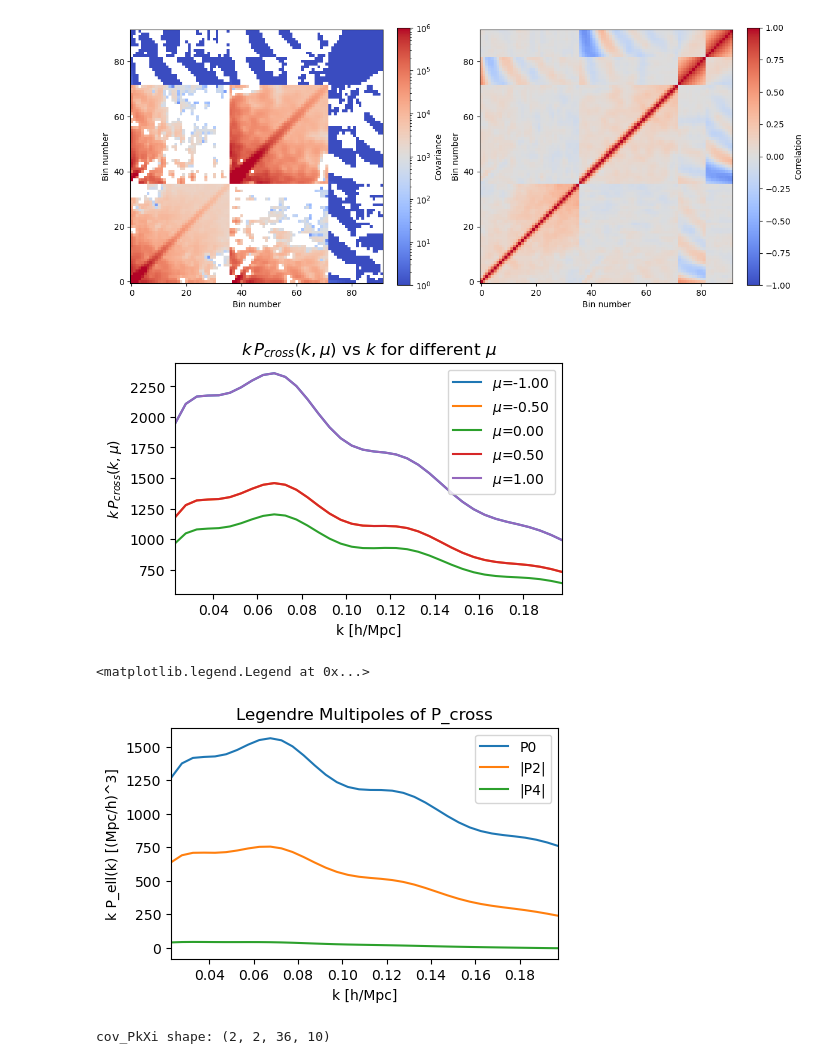
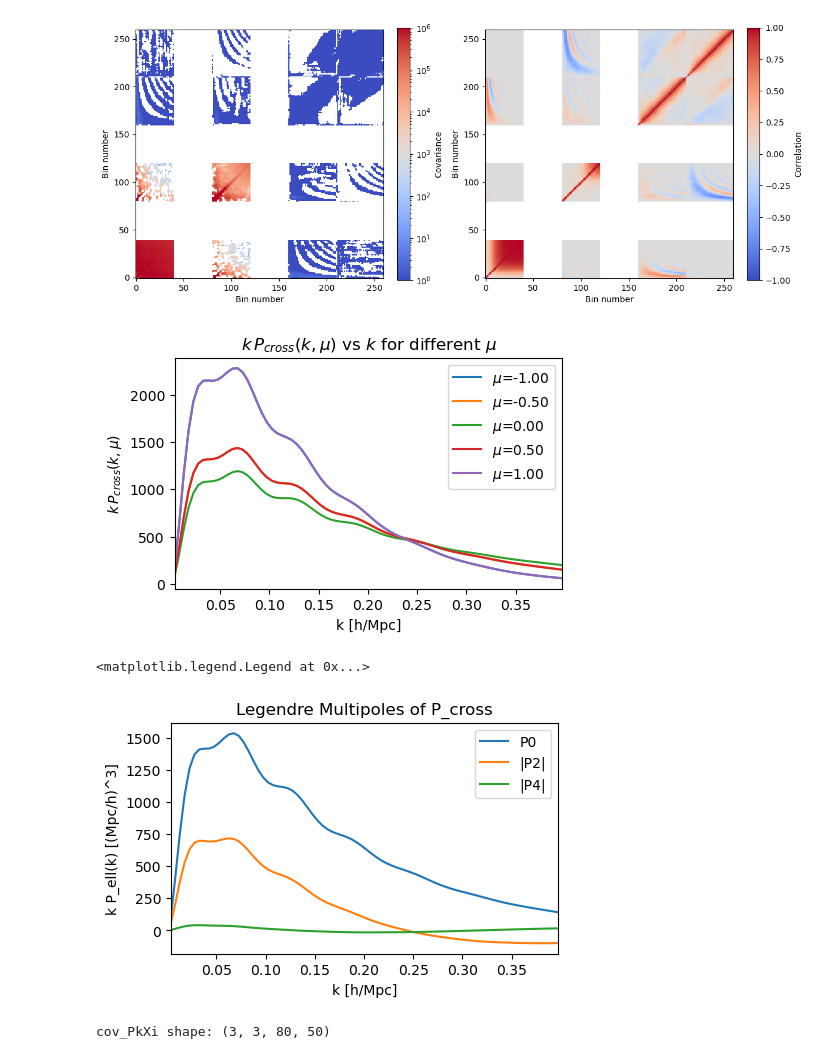
Before and after one commit to abaleato/PrePostCov, a Jupyter notebook: preprost_covariance.ipynb, the cells around one changed output. Saved outputs shown, nothing was run; the diff lists cells and outputs as text; code cells hidden in the pictures.

Commit message:
include window rotation in demo

```diff
--- a/preprost_covariance.ipynb
+++ b/preprost_covariance.ipynb
@@ -13,45 +13,55 @@ from covariances_pk_xi import PkXiCovariance
 %autoreload 2
 # %%
 # Path to the data.
-db  = '/Users/antonbaleatolizancos/Projects/pre_post_covariance/data/'
+db  = '/pscratch/sd/m/mmaus/C3PO/data/spec_z_dat/pkxi_DR1_uncorrected/'
 # Since it's helpful to have the k values, load
 # them from the P(k) file.
-fn  = 'Pk_LRG2_desifid.txt'
+fn  = 'pkxi_dat/Pk_LRG2_ell02.txt'
 pkd = np.loadtxt(db+fn)
-xid = np.loadtxt(db+'Xi_post_LRG2_desifid.txt')
+xid = np.loadtxt(db+'pkxi_dat/Xipost_LRG2_ell02.txt')
 
 konh = pkd[:,0]
+
+# Whether or not we're going to rotate the window in order to
+# mitigate sensitivity to high k after applying theta cut
+rotate_window = True
+if rotate_window:
+    fn  = 'pkxi_cov/PkXi_joint_LRG2_ell02_cov_rotated_hack.txt' # Cutsky rotated
+else:
+    fn  = 'pkxi_cov/PkXi_joint_LRG2_ell02_cov.txt' # Cutsky
+
 # Load the covariance matrix.
-fn  = 'cov_rsd_BAO_LRG2_desifid.txt'
 cov = np.loadtxt(db+fn)
+
+
 # and compute the correlation matrix.
 std  = np.sqrt(np.diag(cov))
 corr = (cov/np.outer(std,std)).clip(-1,1)
 Nd   = corr.shape[0]
 # Work out the boundaries of the sub-blocks.
 Np0  = pkd.shape[0]       # Number of P_0 k bins = last index.
 Np2  = pkd.shape[0] + Np0 # Last index of P_2 k bins.
 Nx0  = xid.shape[0] + Np2           # Last index of xi_0 r bins
 Nx2  = xid.shape[0] + Nx0           # Last index of xi_2 r bins
 
 # Get an overview.
 fig,ax = plt.subplots(1,2,figsize=(12,12))
 #
 im1 = ax[0].imshow(cov ,cmap='coolwarm',origin='lower',
                    interpolation='nearest',vmin=1,vmax=1e6,norm='log')
 fig.colorbar(im1,label='Covariance',ax=ax[0],fraction=0.046)
 #
 im2 = ax[1].imshow(corr,cmap='coolwarm',origin='lower',
                    interpolation='nearest',vmin=-1, vmax=1)
 fig.colorbar(im2,label='Correlation',ax=ax[1],fraction=0.046)
 #
 for i in range(ax.size):
     ax[i].set_xlabel('Bin number')
     ax[i].set_ylabel('Bin number')
 #
 fig.tight_layout()
 # %% [output]
-[figure, old version]
+[figure, new version]
 # %%
 # We are going to need the linear matter power spectrum.
 # We will use CLASS to compute it.
@@ -140,13 +150,13 @@ plt.title('Legendre Multipoles of P_cross')
 plt.xlim([konh[0],konh[-1]])
 plt.legend()
 # %% [output]
-[figure, old version]
+[figure, new version]
 <matplotlib.legend.Legend at 0x...>
-[figure, old version]
+[figure, new version]
 # %%
 # Use the Pk–Xi covariance class to compute the disconnected block
-V = 8e9  # (Mpc/h)^3
-poles = [0, 2]
+V = 2.87e9  # (Mpc/h)^3
+poles = [0, 2, 4]
 
 # Initialize the covariance builder
 cov_builder = PkXiCovariance(k=konh, r=xid[:,0], V=V, poles_Pk=poles, poles_Xi=poles,
@@ -159,4 +169,4 @@ cov_builder.set_Pcross_from_callable(P_cross_of_mu, ells=[0,2,4], ngauss_eval=8)
 cov_PkXi = cov_builder.compute_covariance()  # shape (3, 3, nk, nr)
 print('cov_PkXi shape:', cov_PkXi.shape)
 # %% [output]
-cov_PkXi shape: (2, 2, 36, 10)
+cov_PkXi shape: (3, 3, 80, 50)
```
Also changed, not shown: parts of 3 cells of this notebook.
